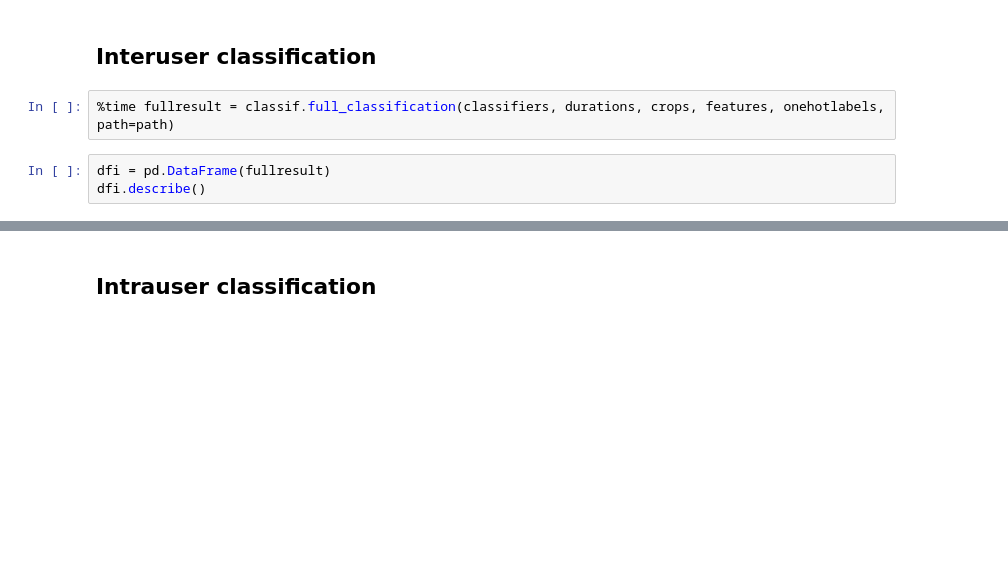
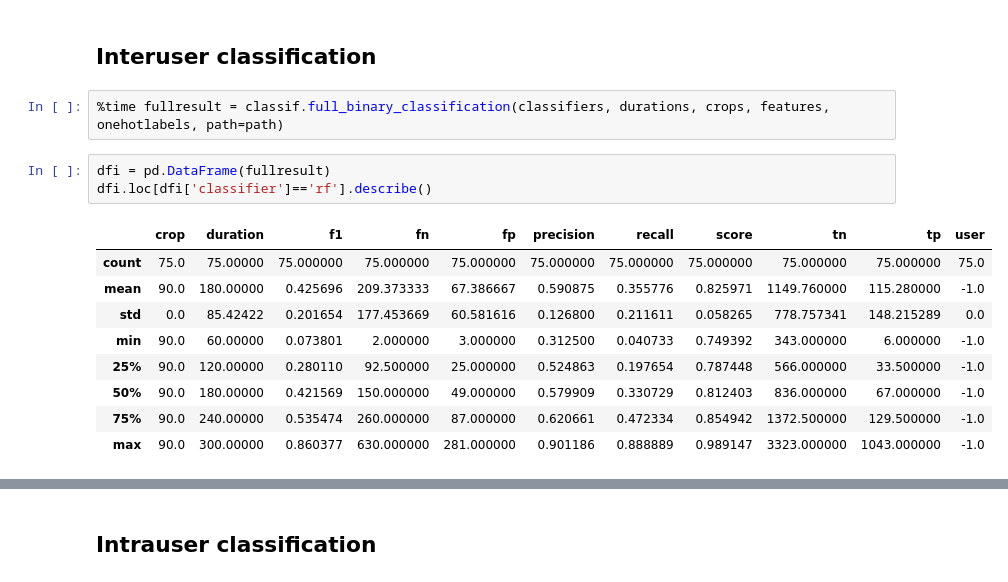
Before and after one commit to jucc/HeRV_analysis, a Jupyter notebook: pipeline/class_encoded.ipynb, the cells around one changed output, grey strips where cells are left out. Saved outputs shown, nothing was run; the diff lists cells and outputs as text; blank space fills up the shorter version.

Commit message:
rebooting classifications with a better understanding of metrics. It is not the edo of the world. Yet.

```diff
--- a/pipeline/class_encoded.ipynb
+++ b/pipeline/class_encoded.ipynb
@@ -41,7 +48,17 @@ classifiers = {'rf': clf_rf, 'rbf': clf_rbf}
 # %% [markdown]
 ## Interuser classification
 # %%
-%time fullresult = classif.full_classification(classifiers, durations, crops, features, onehotlabels, path=path)
+%time fullresult = classif.full_binary_classification(classifiers, durations, crops, features, onehotlabels, path=path)
 # %%
 dfi = pd.DataFrame(fullresult)
-dfi.describe()
+dfi.loc[dfi['classifier']=='rf'].describe()
+# %% [output]
+|  | crop | duration | f1 | fn | fp | precision | recall | score | tn | tp | user |
+| count | 75.0 | 75.00000 | 75.000000 | 75.000000 | 75.000000 | 75.000000 | 75.000000 | 75.000000 | 75.000000 | 75.000000 | 75.0 |
+| mean | 90.0 | 180.00000 | 0.425696 | 209.373333 | 67.386667 | 0.590875 | 0.355776 | 0.825971 | 1149.760000 | 115.280000 | -1.0 |
+| std | 0.0 | 85.42422 | 0.201654 | 177.453669 | 60.581616 | 0.126800 | 0.211611 | 0.058265 | 778.757341 | 148.215289 | 0.0 |
+| min | 90.0 | 60.00000 | 0.073801 | 2.000000 | 3.000000 | 0.312500 | 0.040733 | 0.749392 | 343.000000 | 6.000000 | -1.0 |
+| 25% | 90.0 | 120.00000 | 0.280110 | 92.500000 | 25.000000 | 0.524863 | 0.197654 | 0.787448 | 566.000000 | 33.500000 | -1.0 |
+| 50% | 90.0 | 180.00000 | 0.421569 | 150.000000 | 49.000000 | 0.579909 | 0.330729 | 0.812403 | 836.000000 | 67.000000 | -1.0 |
+| 75% | 90.0 | 240.00000 | 0.535474 | 260.000000 | 87.000000 | 0.620661 | 0.472334 | 0.854942 | 1372.500000 | 129.500000 | -1.0 |
+| max | 90.0 | 300.00000 | 0.860377 | 630.000000 | 281.000000 | 0.901186 | 0.888889 | 0.989147 | 3323.000000 | 1043.000000 | -1.0 |
```
Also changed, not shown: parts of 6 cells of this notebook, 5 other files.
